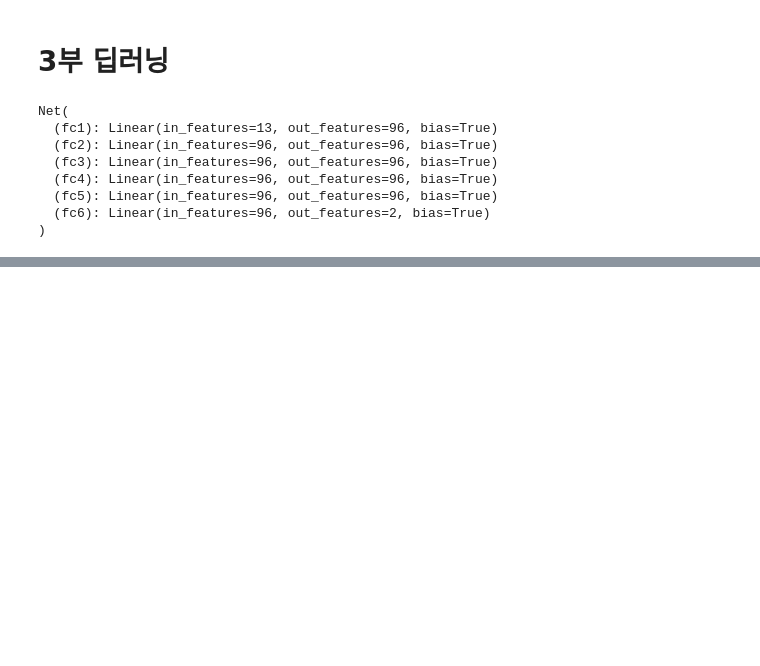
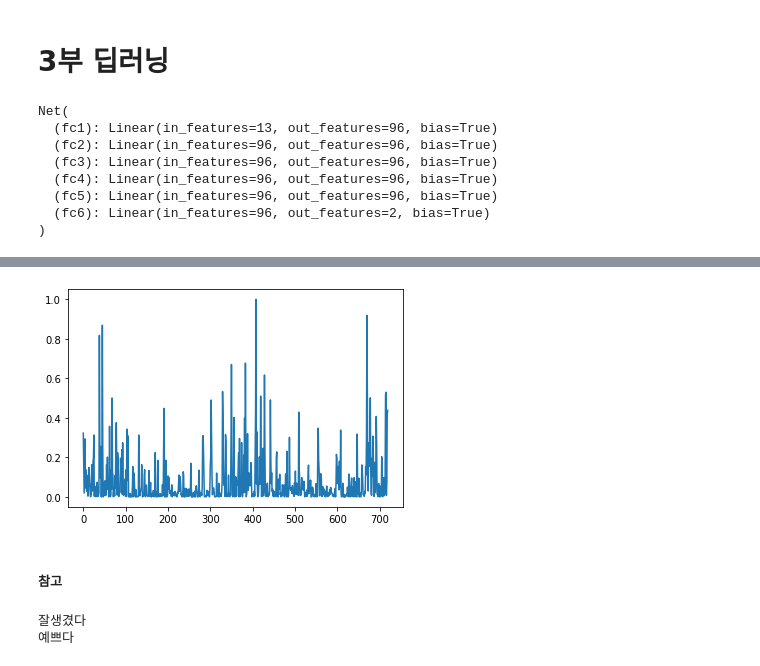
Before and after one commit to jaekyoungkim/DLMLwithTorch, a Jupyter notebook: pytorch를_활용한_머신러닝,_딥러닝_철저입문.ipynb, the cells around one changed output, grey strips where cells are left out. Cells and saved outputs as stored; diff of their text form; code cells hidden in the pictures; blank space fills up the shorter version.

```diff
--- a/pytorch를_활용한_머신러닝,_딥러닝_철저입문.ipynb
+++ b/pytorch를_활용한_머신러닝,_딥러닝_철저입문.ipynb
@@ -321,0 +1189,14 @@ accuracy
+# %%
+#이상점수 계산
+test = test_X.flatten()
+pred = output.data.numpy().flatten()
+total_score =[]
+for i in range(0,720):
+  dist = (test[i] - pred[i])
+  score = pow(dist,2)
+  total_score.append(score)
+
+total_score = np.array(total_score)
+max_score = np.max(total_score)
+total_score = total_score / max_score
+total_score
@@ -321,0 +1221,5 @@ accuracy
+# %%
+plt.plot(total_score)
+plt.show()
+# %% [output]
+[figure, added]
@@ -321,0 +1229,4 @@ accuracy
+# %% [markdown]
+
+
+##### 참고
@@ -321,0 +1240,22 @@ accuracy
+# %%
+class father(): #부모 클래스
+    def handsome(self):
+        print("잘생겼다")
+
+class brother(father): #자식클래스(부모클래스) 아빠매소드를 상속받겠다
+    '''아들'''
+
+class sister(father): #자식클래스(부모클래스) 아빠매소드를 상속받겠다
+    def pretty(self):
+        print("예쁘다")
+    def handsome(self):
+        self.pretty()
+
+brother = brother()
+brother.handsome()
+
+girl = sister()
+girl.handsome()
+# %% [output]
+잘생겼다
+예쁘다
```
Also changed, not shown: parts of 104 cells of this notebook.
